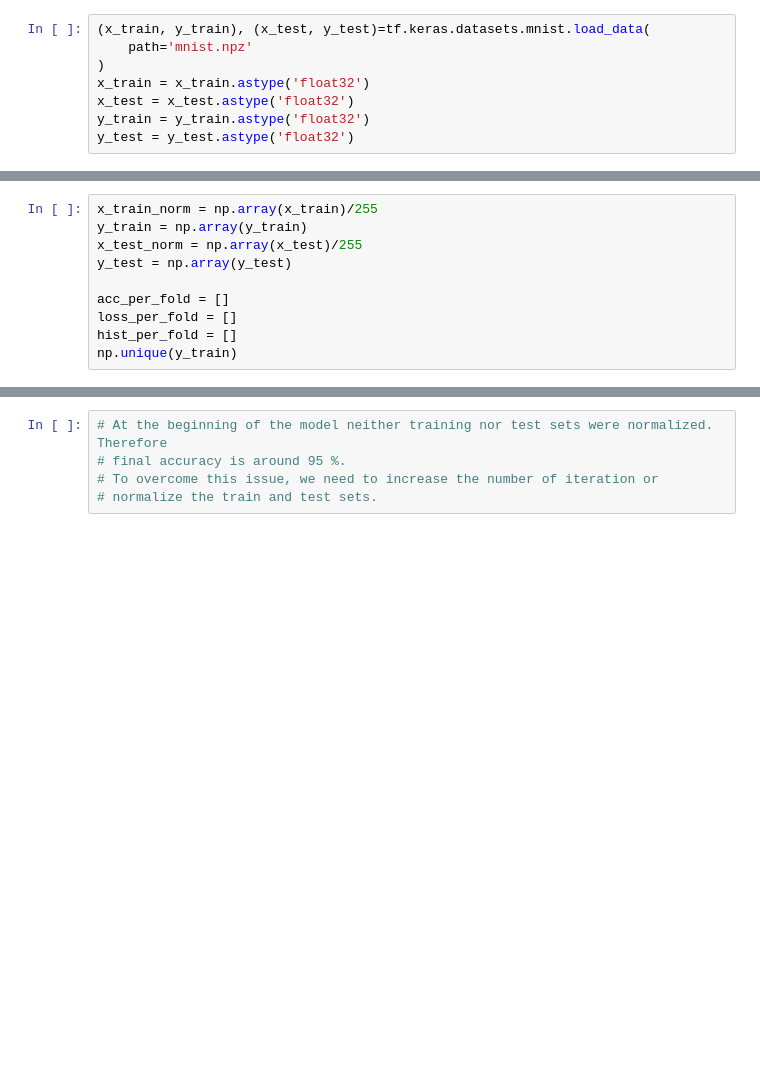
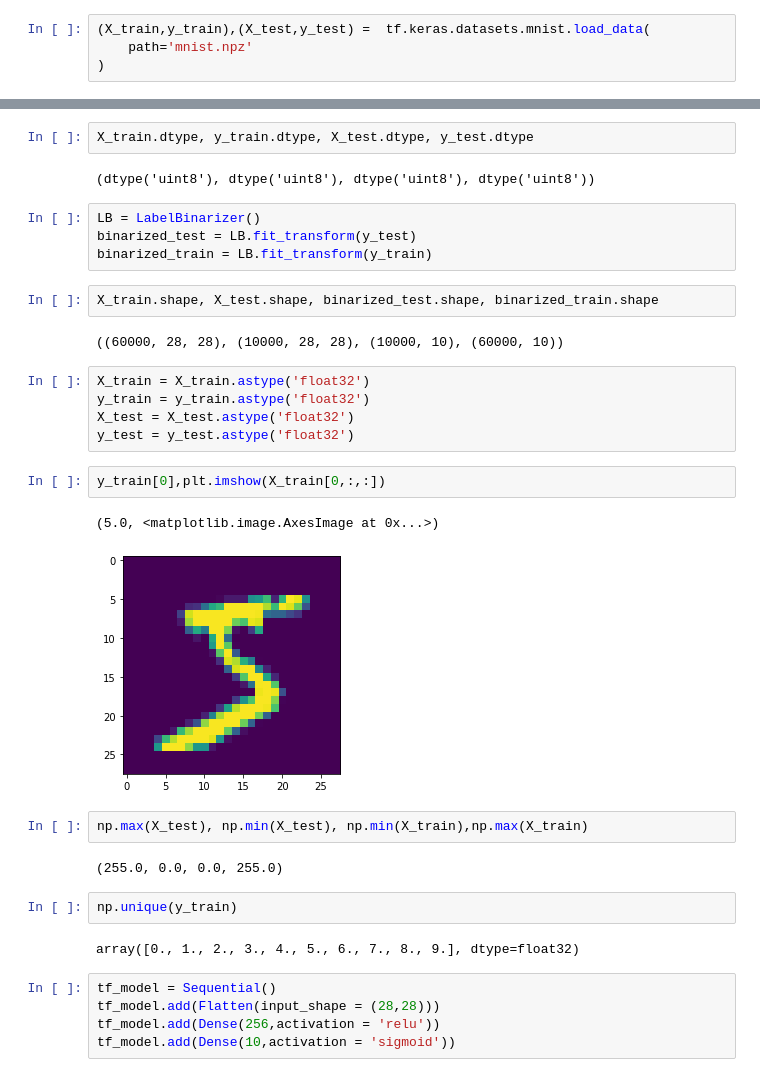
Before and after one commit to malinphy/MNIST_digits, a Jupyter notebook: MNIST_DIGITS.ipynb, the cells around one changed output, grey strips where cells are left out. Drawn from its saved outputs; the diff is of its cells as text; blank space fills up the shorter version.

```diff
--- a/MNIST_DIGITS.ipynb
+++ b/MNIST_DIGITS.ipynb
@@ -12,8 +19,4 @@ from sklearn.model_selection import KFold
 # %%
-(x_train, y_train), (x_test, y_test)=tf.keras.datasets.mnist.load_data(
+(X_train,y_train),(X_test,y_test) =  tf.keras.datasets.mnist.load_data(
     path='mnist.npz'
 )
-x_train = x_train.astype('float32')
-x_test = x_test.astype('float32')
-y_train = y_train.astype('float32')
-y_test = y_test.astype('float32')
@@ -27,10 +22,0 @@ x_train.shape, x_test.shape, y_train.shape
-# %%
-x_train_norm = np.array(x_train)/255
-y_train = np.array(y_train)
-x_test_norm = np.array(x_test)/255
-y_test = np.array(y_test)
-
-acc_per_fold = []
-loss_per_fold = []
-hist_per_fold = []
-np.unique(y_train)
@@ -105,5 +23,35 @@ array([0., 1., 0., 0., 0., 0., 0., 0., 0., 0.], dtype=float32)
-# %%
-# At the beginning of the model neither training nor test sets were normalized. Therefore
-# final accuracy is around 95 %.
-# To overcome this issue, we need to increase the number of iteration or
-# normalize the train and test sets.
+# %%
+X_train.dtype, y_train.dtype, X_test.dtype, y_test.dtype
+# %% [output]
+(dtype('uint8'), dtype('uint8'), dtype('uint8'), dtype('uint8'))
+# %%
+LB = LabelBinarizer()
+binarized_test = LB.fit_transform(y_test)
+binarized_train = LB.fit_transform(y_train)
+# %%
+X_train.shape, X_test.shape, binarized_test.shape, binarized_train.shape
+# %% [output]
+((60000, 28, 28), (10000, 28, 28), (10000, 10), (60000, 10))
+# %%
+X_train = X_train.astype('float32')
+y_train = y_train.astype('float32')
+X_test = X_test.astype('float32')
+y_test = y_test.astype('float32')
+# %%
+y_train[0],plt.imshow(X_train[0,:,:])
+# %% [output]
+(5.0, <matplotlib.image.AxesImage at 0x...>)
+[figure, added]
+# %%
+np.max(X_test), np.min(X_test), np.min(X_train),np.max(X_train)
+# %% [output]
+(255.0, 0.0, 0.0, 255.0)
+# %%
+np.unique(y_train)
+# %% [output]
+array([0., 1., 2., 3., 4., 5., 6., 7., 8., 9.], dtype=float32)
+# %%
+tf_model = Sequential()
+tf_model.add(Flatten(input_shape = (28,28)))
+tf_model.add(Dense(256,activation = 'relu'))
+tf_model.add(Dense(10,activation = 'sigmoid'))
```
Also changed, not shown: parts of 22 cells of this notebook.
